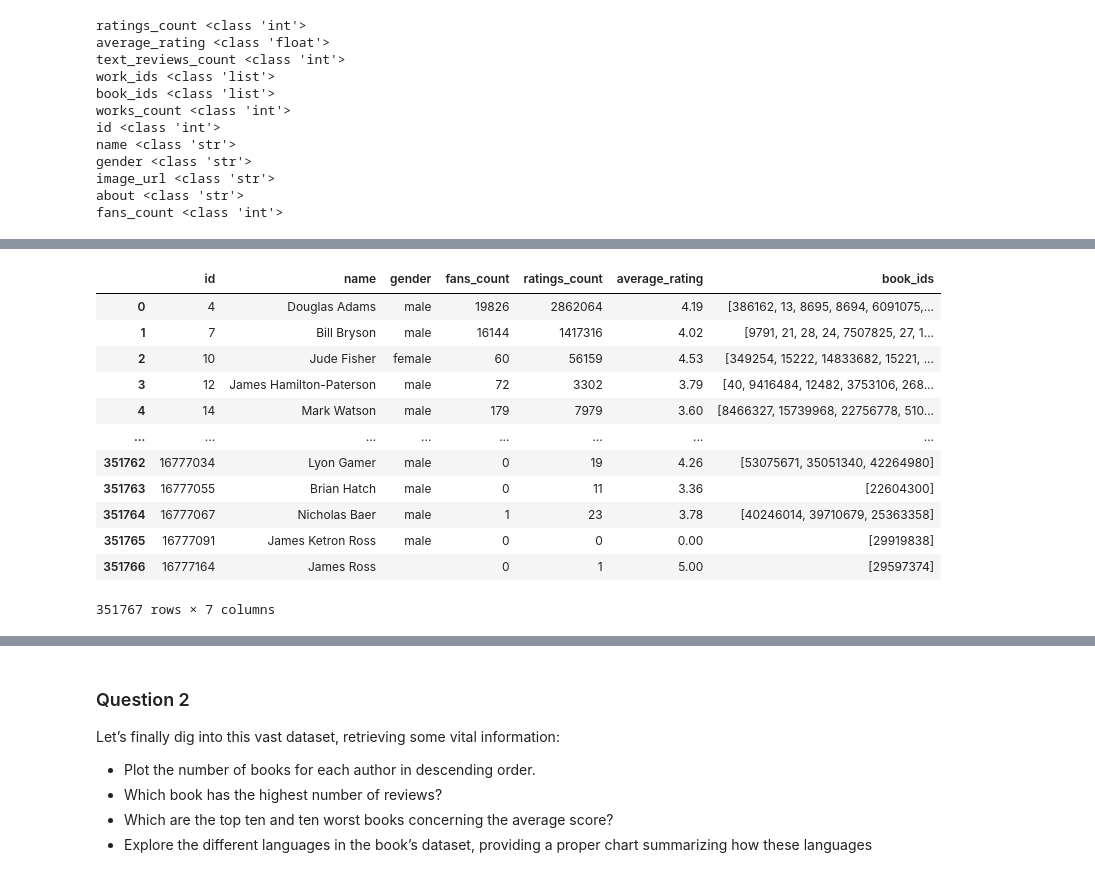
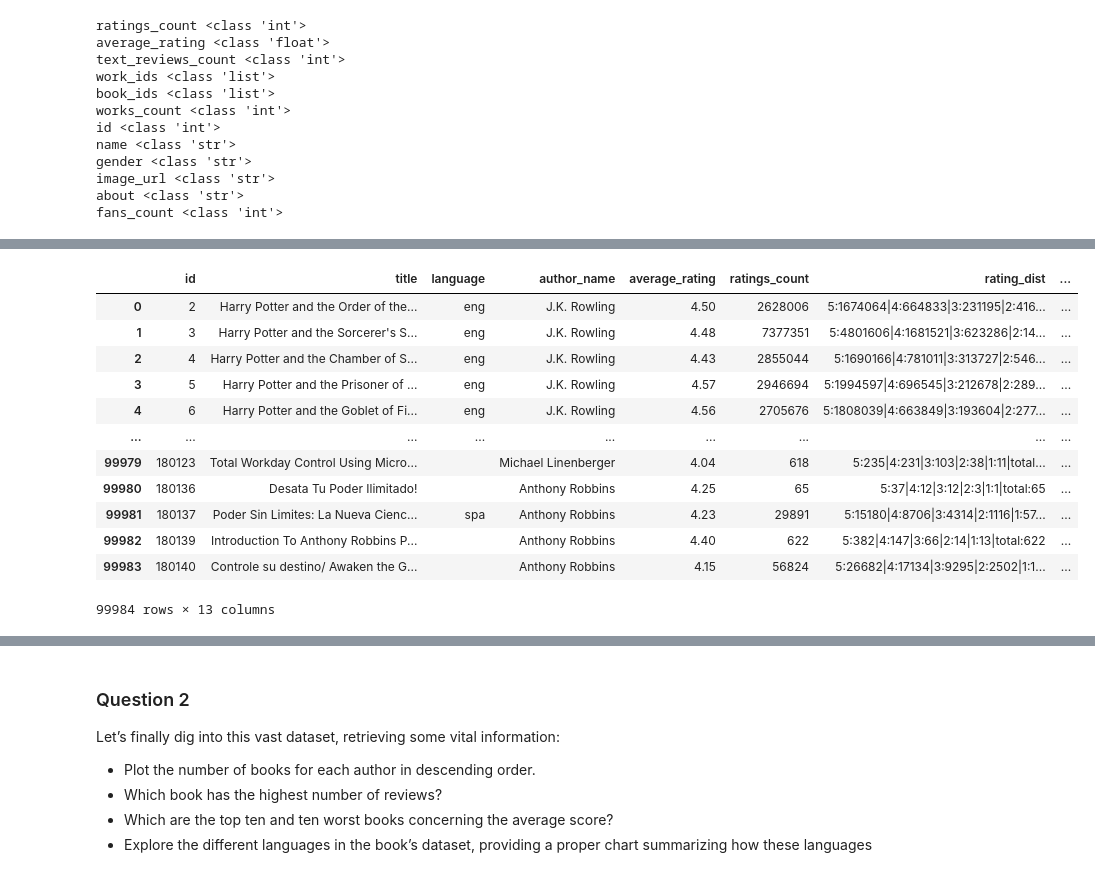
Before and after one commit to michele-42/HW2, a Jupyter notebook: main.ipynb, the cells around one changed output, grey strips where cells are left out. Cells and saved outputs as stored; diff of their text form; code cells hidden in the pictures.

```diff
--- a/main.ipynb
+++ b/main.ipynb
@@ -20,7 +20,8 @@ Exploratory Data Analysis (EDA):<br>
 """
 
 with open('data/lighter_authors.json') as lighter_authors:
-    json_data:dict = json.loads(lighter_authors.readline())
+    line = lighter_authors.readline()
+    json_data:dict = json.loads(line)
     for key, value in json_data.items():
         print(key, type(value))
 # %% [output]
@@ -66,51 +92,54 @@ description <class 'str'>
 # %%
 """
-    LOAD AND PRINT AUTHORS DATAFRAME
+    LOAD AND PRINT BOOKS DATAFRAME
 """
-
-# This code loads only the fields needed for the exercises.
-# It takes more time to load the data but less RAM memory
+# Given the size of the dataframe only a subset of the total dataframes will be loaded
 
 # how many records to load
-no_records = 380000
+no_records = 100000
 
 # which fields
 fields = [
     'id',
-    'name',
-    'gender',
-    'fans_count',
+    'title',
+    'language',
+    'author_name',
+    'average_rating',
     'ratings_count',
-    'average_rating',
-    'book_ids'
+    'rating_dist',
+    'original_publication_date',
+    'format',
+    'num_pages',
+    'series_id',
+    'series_name',
+    'text_reviews_count'
 ]
 
 records = []
-with open('data/lighter_authors.json') as lighter_authors:
+with open('data/lighter_books.json') as lighter_books:
     for i in range(no_records):
         try:
-            json_data = json.loads(lighter_authors.readline())
+            line = lighter_books.readline()
+            if not line: break
+            json_data = json.loads(line)
             records.append([json_data[k] for k in fields])
         except:
             continue
 
-
-
-authors = pd.DataFrame(records, columns=fields)
+books = pd.DataFrame(records, columns=fields)
 records.clear()
-
-authors
+books
 # %% [output]
-|  | id | name | gender | fans_count | ratings_count | average_rating | book_ids |
-| 0 | 4 | Douglas Adams | male | 19826 | 2862064 | 4.19 | [386162, 13, 8695, 8694, 6091075,... |
-| 1 | 7 | Bill Bryson | male | 16144 | 1417316 | 4.02 | [9791, 21, 28, 24, 7507825, 27, 1... |
-| 2 | 10 | Jude Fisher | female | 60 | 56159 | 4.53 | [349254, 15222, 14833682, 15221, ... |
-| 3 | 12 | James Hamilton-Paterson | male | 72 | 3302 | 3.79 | [40, 9416484, 12482, 3753106, 268... |
-| 4 | 14 | Mark Watson | male | 179 | 7979 | 3.60 | [8466327, 15739968, 22756778, 510... |
-| ... | ... | ... | ... | ... | ... | ... | ... |
-| 351762 | 16777034 | Lyon Gamer | male | 0 | 19 | 4.26 | [53075671, 35051340, 42264980] |
-| 351763 | 16777055 | Brian Hatch | male | 0 | 11 | 3.36 | [22604300] |
-| 351764 | 16777067 | Nicholas Baer | male | 1 | 23 | 3.78 | [40246014, 39710679, 25363358] |
-| 351765 | 16777091 | James Ketron Ross | male | 0 | 0 | 0.00 | [29919838] |
-| 351766 | 16777164 | James Ross |  | 0 | 1 | 5.00 | [29597374] |
+|  | id | title | language | author_name | average_rating | ratings_count | rating_dist | ... |
+| 0 | 2 | Harry Potter and the Order of the... | eng | J.K. Rowling | 4.50 | 2628006 | 5:1674064|4:664833|3:231195|2:416... | ... |
+| 1 | 3 | Harry Potter and the Sorcerer's S... | eng | J.K. Rowling | 4.48 | 7377351 | 5:4801606|4:1681521|3:623286|2:14... | ... |
+| 2 | 4 | Harry Potter and the Chamber of S... | eng | J.K. Rowling | 4.43 | 2855044 | 5:1690166|4:781011|3:313727|2:546... | ... |
+| 3 | 5 | Harry Potter and the Prisoner of ... | eng | J.K. Rowling | 4.57 | 2946694 | 5:1994597|4:696545|3:212678|2:289... | ... |
+| 4 | 6 | Harry Potter and the Goblet of Fi... | eng | J.K. Rowling | 4.56 | 2705676 | 5:1808039|4:663849|3:193604|2:277... | ... |
+| ... | ... | ... | ... | ... | ... | ... | ... | ... |
+| 99979 | 180123 | Total Workday Control Using Micro... |  | Michael Linenberger | 4.04 | 618 | 5:235|4:231|3:103|2:38|1:11|total... | ... |
+| 99980 | 180136 | Desata Tu Poder Ilimitado! |  | Anthony Robbins | 4.25 | 65 | 5:37|4:12|3:12|2:3|1:1|total:65 | ... |
+| 99981 | 180137 | Poder Sin Limites: La Nueva Cienc... | spa | Anthony Robbins | 4.23 | 29891 | 5:15180|4:8706|3:4314|2:1116|1:57... | ... |
+| 99982 | 180139 | Introduction To Anthony Robbins P... |  | Anthony Robbins | 4.40 | 622 | 5:382|4:147|3:66|2:14|1:13|total:622 | ... |
+| 99983 | 180140 | Controle su destino/ Awaken the G... |  | Anthony Robbins | 4.15 | 56824 | 5:26682|4:17134|3:9295|2:2502|1:1... | ... |
-351767 rows × 7 columns
+99984 rows × 13 columns
```
Also changed, not shown: parts of 31 cells of this notebook, 1 other file.
